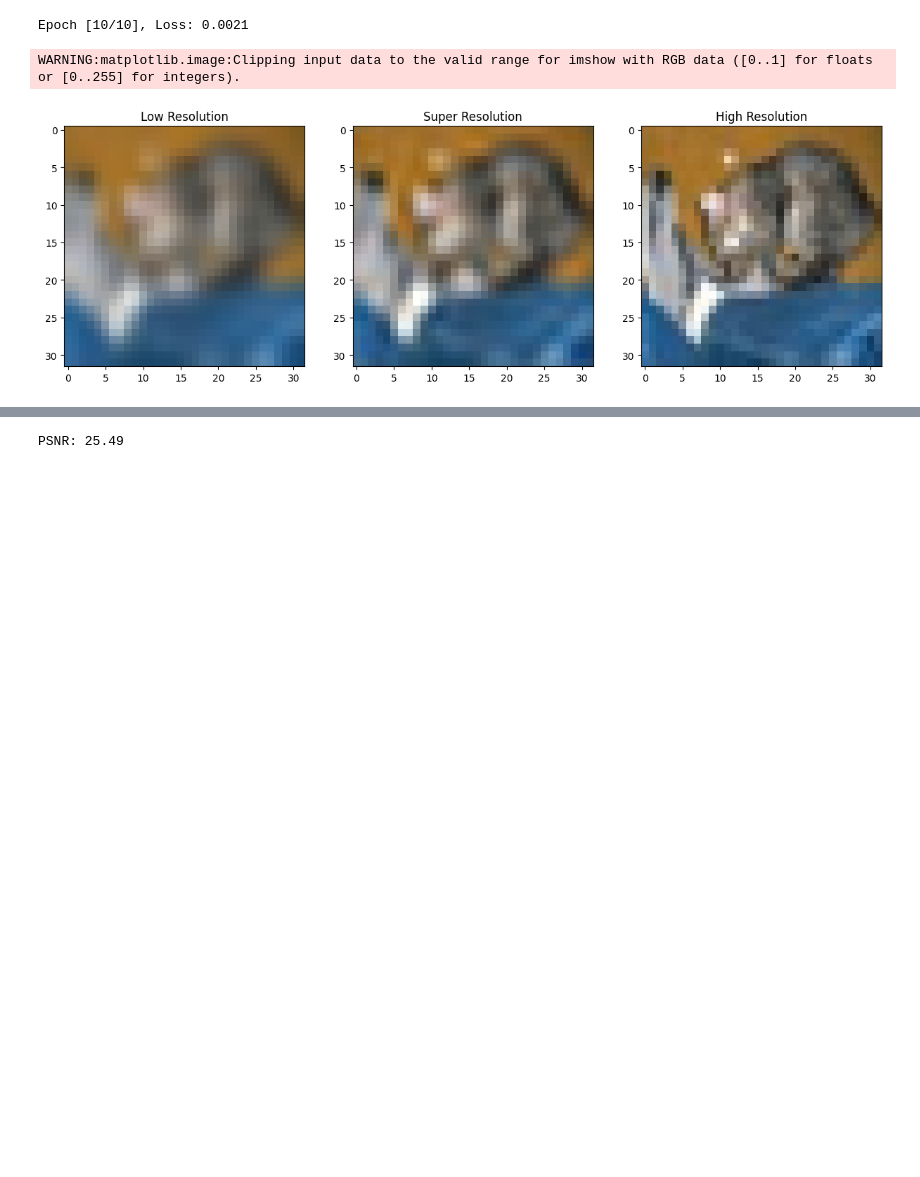
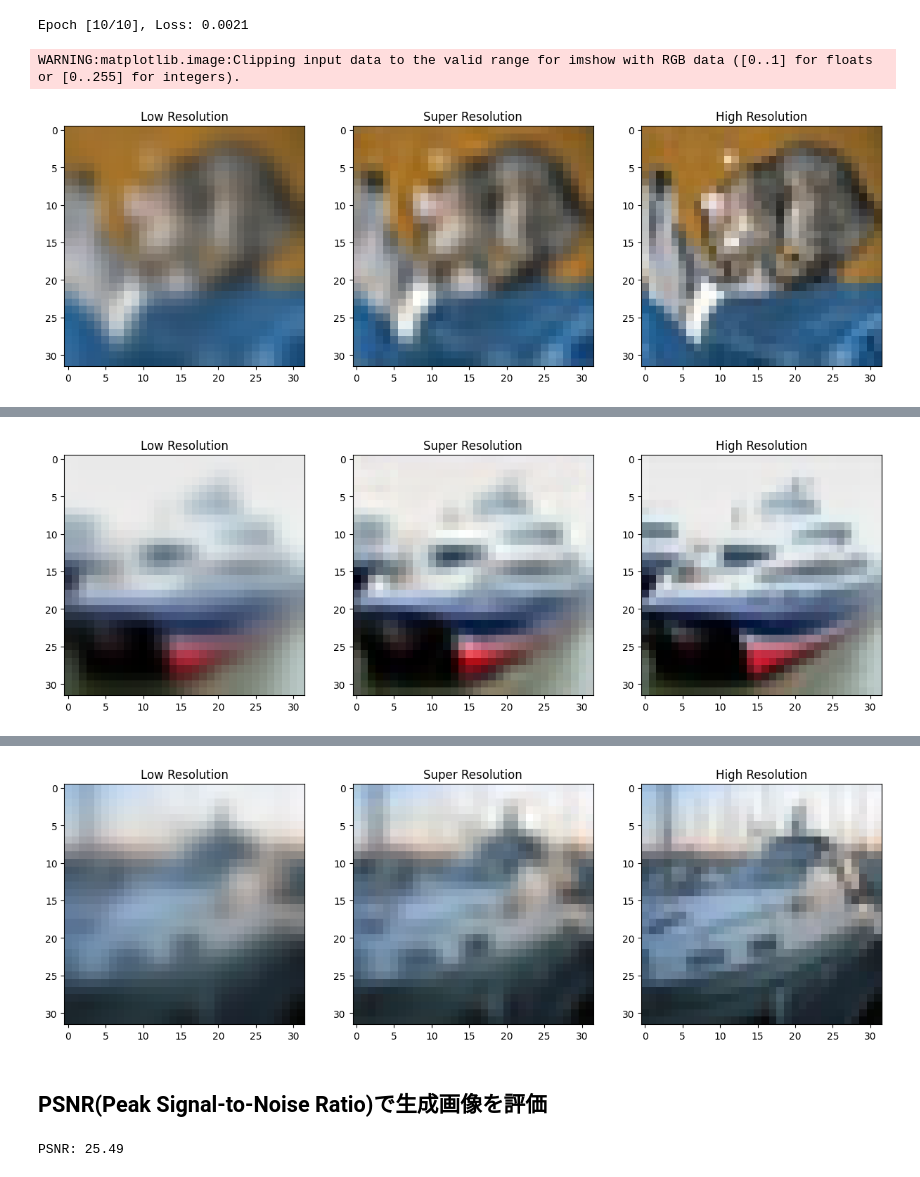
Before and after one commit to m10k1/ml-learn, a Jupyter notebook: ObjectDetection.ipynb, the cells around one changed output, grey strips where cells are left out. Drawn from its saved outputs; the diff is of its cells as text; code cells hidden in the pictures; blank space fills up the shorter version.

```diff
--- a/ObjectDetection.ipynb
+++ b/ObjectDetection.ipynb
@@ -222,6 +222,8 @@ with torch.no_grad():
 
         # 最初の画像を可視化
         show_images(low_res[0], high_res[0], outputs[0])
+        show_images(low_res[1], high_res[1], outputs[1])
+        show_images(low_res[2], high_res[2], outputs[2])
         break
 # %% [output]
 WARNING:matplotlib.image:Clipping input data to the valid range for imshow with RGB data ([0..1] for floats or [0..255] for integers).
@@ -228,0 +233 @@ WARNING:matplotlib.image:Clipping input data to the valid range for imshow with
+[figure, added]
@@ -229,3 +235,6 @@ WARNING:matplotlib.image:Clipping input data to the valid range for imshow with
+[figure, added]
+# %% [markdown]
+## PSNR(Peak Signal-to-Noise Ratio)で生成画像を評価
 # %%
 from skimage.metrics import peak_signal_noise_ratio, structural_similarity
 
```
Also changed, not shown: parts of 1 cell of this notebook.
